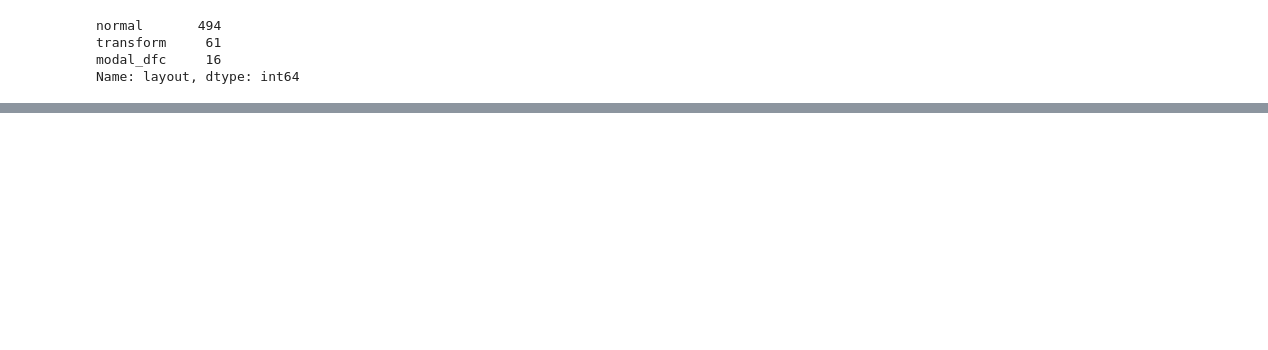
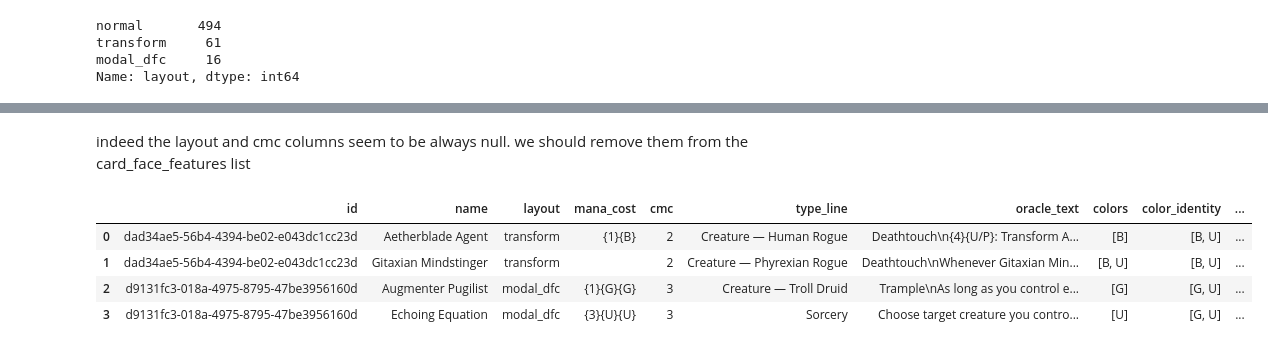
Before and after one commit to ajemmott/mtg-data-projects, a Jupyter notebook: notebooks/01-api-data-structuring.ipynb, the cells around one changed output, grey strips where cells are left out. Drawn from its saved outputs; the diff is of its cells as text; code cells hidden in the pictures; blank space fills up the shorter version.

```diff
--- a/notebooks/01-api-data-structuring.ipynb
+++ b/notebooks/01-api-data-structuring.ipynb
@@ -136,0 +188,22 @@ The `card_faces` column of the 77 non-normal layout  cards should help fill the
+# %% [markdown]
+indeed the layout and cmc columns seem to be always null. we should remove them from the card_face_features list
+# %%
+card_face_features = ['image_uris', 'loyalty','mana_cost',
+                      'colors','power','name','toughness','type_line',
+                      'defense', 'oracle_text']
+
+dfc_set_data = (set_data
+    .query('layout == "transform" or layout == "modal_dfc"')
+    .explode('card_faces', ignore_index=True)
+    .apply(extract_card_face_features,
+           axis='columns',
+           features= card_face_features)
+    .drop(columns='card_faces'))
+
+dfc_set_data.head(4)
+# %% [output]
+|  | id | name | layout | mana_cost | cmc | type_line | oracle_text | colors | color_identity | ... |
+| 0 | dad34ae5-56b4-4394-be02-e043dc1cc23d | Aetherblade Agent | transform | {1}{B} | 2 | Creature — Human Rogue | Deathtouch\n{4}{U/P}: Transform A... | [B] | [B, U] | ... |
+| 1 | dad34ae5-56b4-4394-be02-e043dc1cc23d | Gitaxian Mindstinger | transform |  | 2 | Creature — Phyrexian Rogue | Deathtouch\nWhenever Gitaxian Min... | [B, U] | [B, U] | ... |
+| 2 | d9131fc3-018a-4975-8795-47be3956160d | Augmenter Pugilist | modal_dfc | {1}{G}{G} | 3 | Creature — Troll Druid | Trample\nAs long as you control e... | [G] | [G, U] | ... |
+| 3 | d9131fc3-018a-4975-8795-47be3956160d | Echoing Equation | modal_dfc | {3}{U}{U} | 3 | Sorcery | Choose target creature you contro... | [U] | [G, U] | ... |
```
Also changed, not shown: parts of 17 cells of this notebook.
